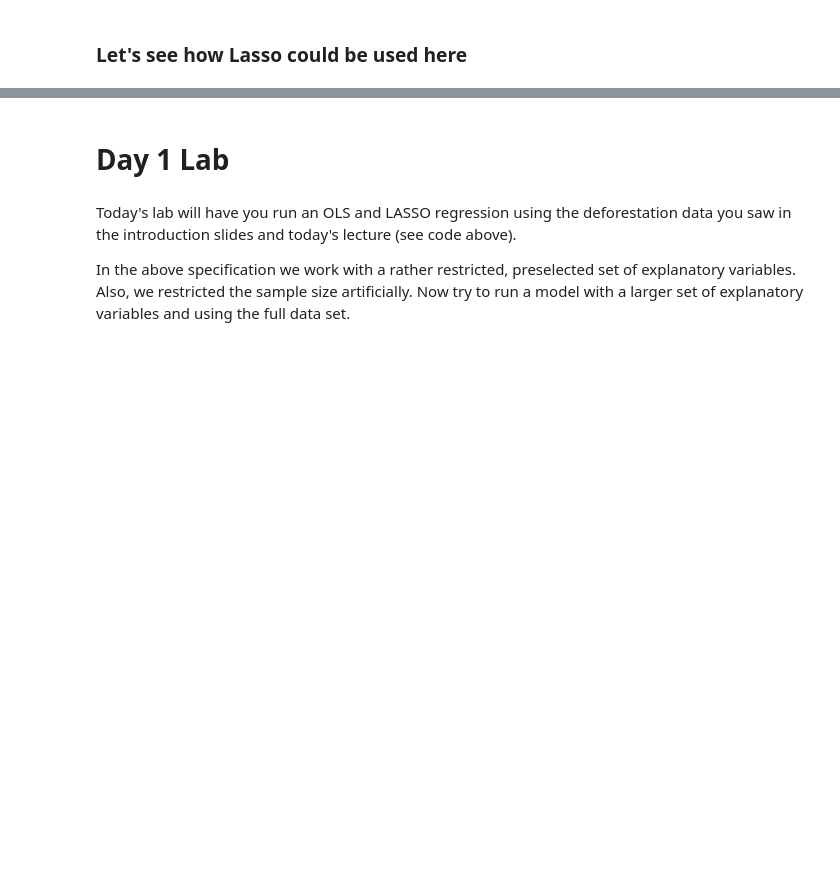
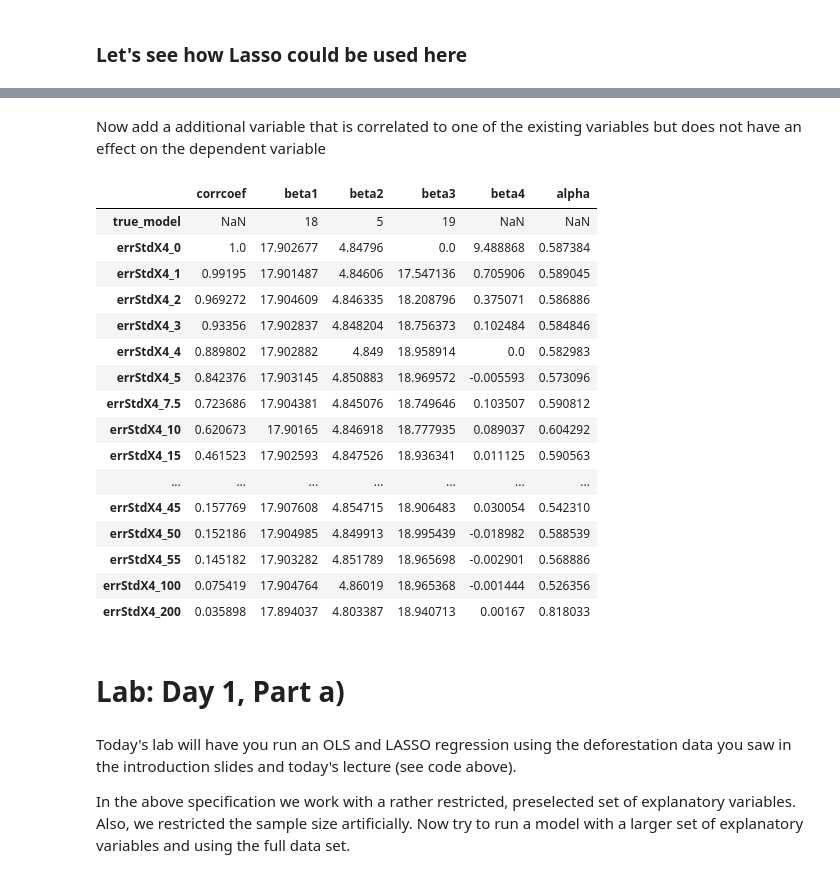
Before and after one commit to agpo-ilr-uni-bonn/PromotionskollegModule6800_2024, a Jupyter notebook: 6800_Day1.ipynb, the cells around one changed output, grey strips where cells are left out. Cells and saved outputs as stored; diff of their text form; code cells hidden in the pictures; blank space fills up the shorter version.

```diff
--- a/6800_Day1.ipynb
+++ b/6800_Day1.ipynb
@@ -458,5 +742,61 @@ fig.show()
+# %% [markdown]
+Now add a additional variable that is correlated to one of the existing variables but does not have an effect on the dependent variable
+# %%
+# Lasso Simulation example
+# 1) Create a variable (X4) that is linearly dependent with X3
+#    The strength of the relationship is governed by the parameter "paramX4"
+#    A white noise error term is added. X4 = paramX4 * X3 + err
+# 2) The error term is varied in a loop
+# 3) In each step X4 is created and the Lasso is estimated. Alpha in the
+#    Lasso estimation is automatically determined using LassoCV (best alpha
+#    selected by cross-validation).
+# 4) Results are saved given:
+#     - The correlation coef between X4 and X3
+#     - The estimated coef from Lasso
+#   => This allows to see the highest coerrelation coef for which Lasso can
+#     recover the true model
+
+
+from sklearn.linear_model import LassoCV
+
+res = pd.DataFrame(columns=['corrcoef','beta1','beta2','beta3','beta4'])
+res.loc['true_model',['beta1','beta2','beta3']] = beta.iloc[1:].values.squeeze()
+for errStdX4 in [0,1,2,3,4,5,7.5,10,15,20,25,30,45,50,55,100,200]:
+  paramX4 = 2 # This parameter specifies the strength of the relationship between
+              # X3 and X4
+  X4 = paramX4*X[:,[2]]+np.random.normal(0, errStdX4, (N,1))
+
+  XPlus4 = np.concatenate([X,X4],axis=1)
+
+  res.loc[f"errStdX4_{errStdX4}",'corrcoef'] = np.corrcoef(XPlus4[:,2],XPlus4[:,3])[0,1]
+  # print(XPlus4[1,:])
+
+  modLassoCV = LassoCV(cv=5,fit_intercept=True)
+  modLassoCV.fit(XPlus4,  Y[:,0])
+  coef = modLassoCV.coef_
+  res.loc[f"errStdX4_{errStdX4}",'alpha'] = modLassoCV.alpha_
+  res.loc[f"errStdX4_{errStdX4}",['beta1','beta2','beta3','beta4']] = coef
+res
+# %% [output]
+|  | corrcoef | beta1 | beta2 | beta3 | beta4 | alpha |
+| true_model | NaN | 18 | 5 | 19 | NaN | NaN |
+| errStdX4_0 | 1.0 | 17.902677 | 4.84796 | 0.0 | 9.488868 | 0.587384 |
+| errStdX4_1 | 0.99195 | 17.901487 | 4.84606 | 17.547136 | 0.705906 | 0.589045 |
+| errStdX4_2 | 0.969272 | 17.904609 | 4.846335 | 18.208796 | 0.375071 | 0.586886 |
+| errStdX4_3 | 0.93356 | 17.902837 | 4.848204 | 18.756373 | 0.102484 | 0.584846 |
+| errStdX4_4 | 0.889802 | 17.902882 | 4.849 | 18.958914 | 0.0 | 0.582983 |
+| errStdX4_5 | 0.842376 | 17.903145 | 4.850883 | 18.969572 | -0.005593 | 0.573096 |
+| errStdX4_7.5 | 0.723686 | 17.904381 | 4.845076 | 18.749646 | 0.103507 | 0.590812 |
+| errStdX4_10 | 0.620673 | 17.90165 | 4.846918 | 18.777935 | 0.089037 | 0.604292 |
+| errStdX4_15 | 0.461523 | 17.902593 | 4.847526 | 18.936341 | 0.011125 | 0.590563 |
+| ... | ... | ... | ... | ... | ... | ... |
+| errStdX4_45 | 0.157769 | 17.907608 | 4.854715 | 18.906483 | 0.030054 | 0.542310 |
+| errStdX4_50 | 0.152186 | 17.904985 | 4.849913 | 18.995439 | -0.018982 | 0.588539 |
+| errStdX4_55 | 0.145182 | 17.903282 | 4.851789 | 18.965698 | -0.002901 | 0.568886 |
+| errStdX4_100 | 0.075419 | 17.904764 | 4.86019 | 18.965368 | -0.001444 | 0.526356 |
+| errStdX4_200 | 0.035898 | 17.894037 | 4.803387 | 18.940713 | 0.00167 | 0.818033 |
 # %% [markdown]
-# Day 1 Lab
+# Lab: Day 1, Part a)
 # %% [markdown]
 Today's lab will have you run an OLS and LASSO regression using the deforestation data you saw in the introduction slides and today's lecture (see code above).
 
```
Also changed, not shown: parts of 43 cells of this notebook.
